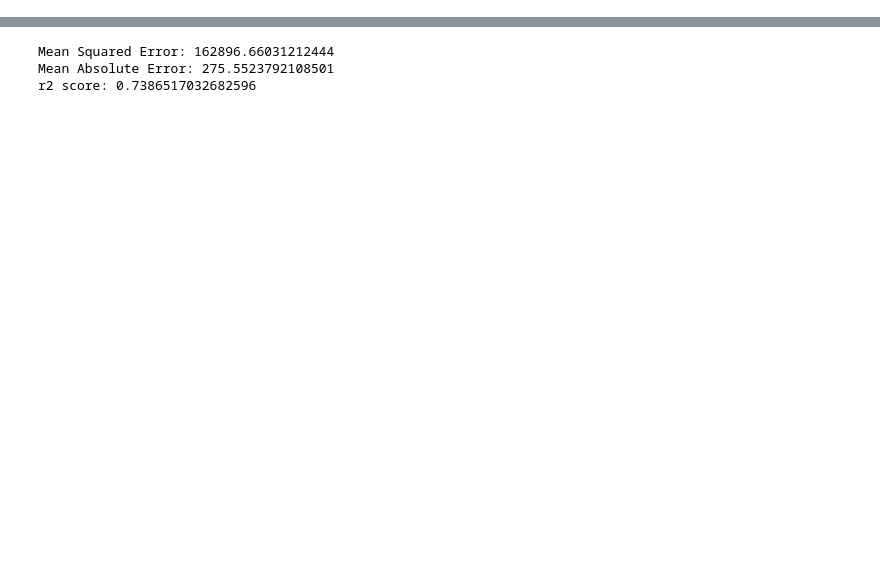
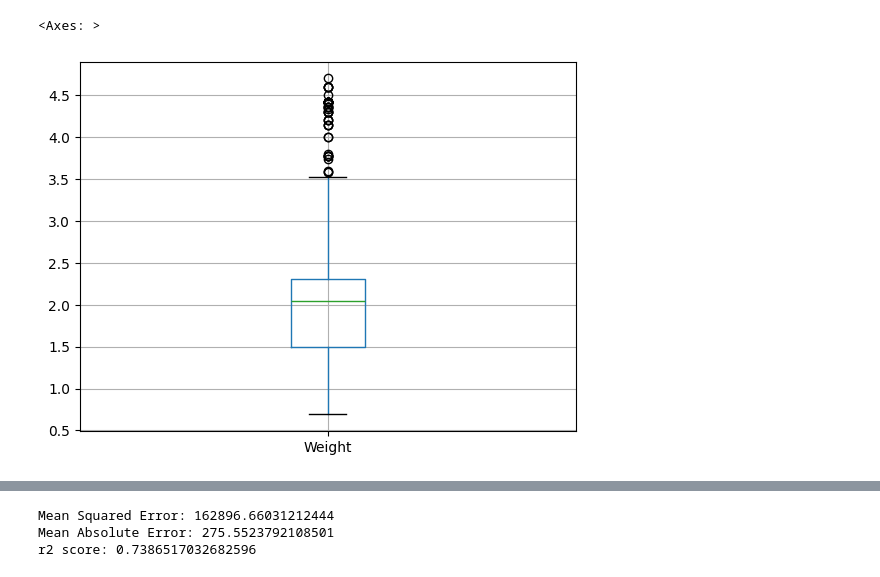
Before and after one commit to PreciousGemstone/CSSI-97-Project-insert_team_name-, a Jupyter notebook: Project_linear_regression.ipynb, the cells around one changed output, grey strips where cells are left out. Drawn from its saved outputs; the diff is of its cells as text; code cells hidden in the pictures; blank space fills up the shorter version.

```diff
--- a/Project_linear_regression.ipynb
+++ b/Project_linear_regression.ipynb
@@ -132,0 +150,5 @@ X_train, X_test, y_train, y_test, scaler, price_scaler, improved_laptop, improve
+# %%
+improved_laptop_continous.boxplot(column='Weight')
+# %% [output]
+<Axes: >
+[figure, added]
```
Also changed, not shown: parts of 13 cells of this notebook.
